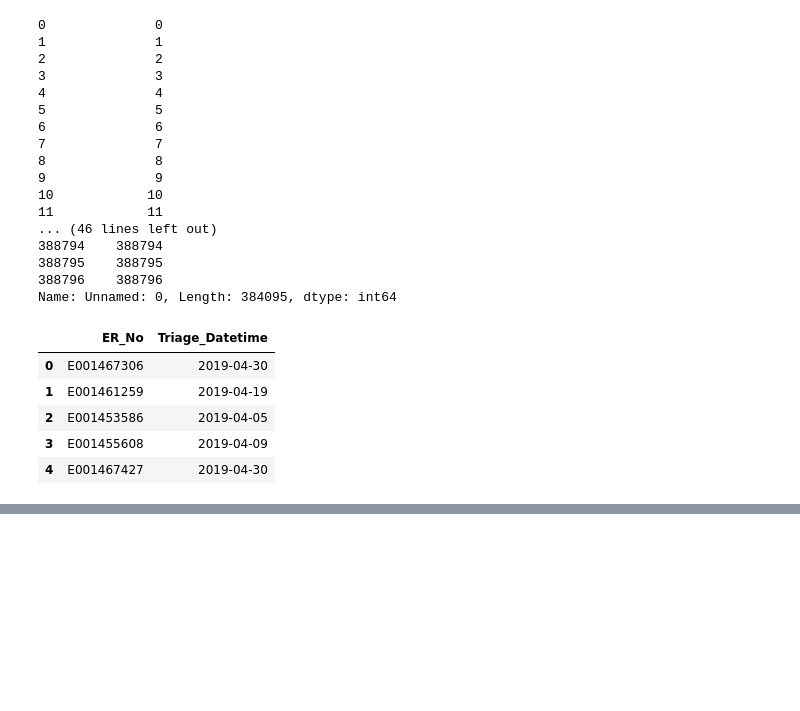
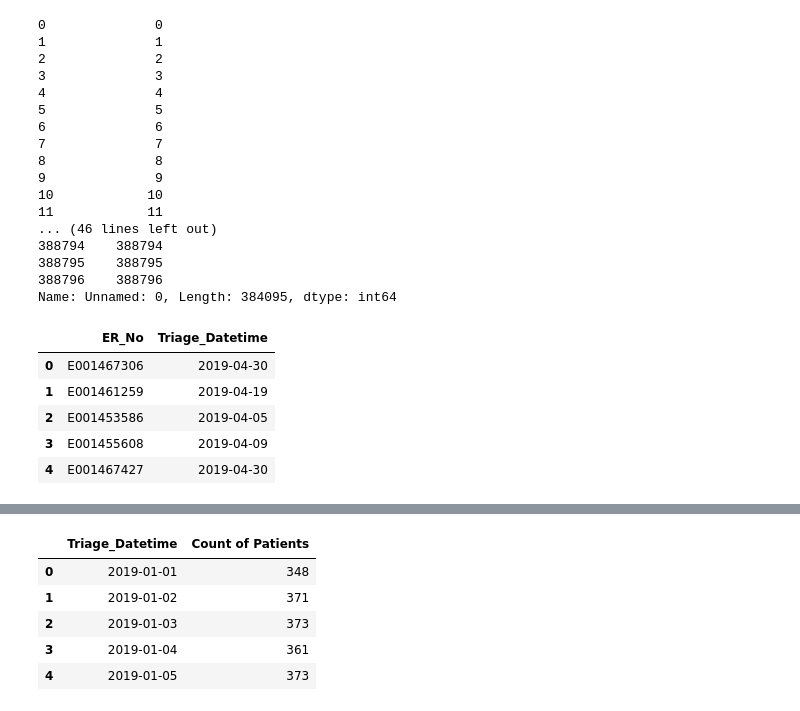
Before and after one commit to sumaiyahchinoy/er-dashboard-fyp-cronpipeline, a Jupyter notebook: TSModelling(Notebook).ipynb, the cells around one changed output, grey strips where cells are left out. Cells and saved outputs as stored; diff of their text form; code cells hidden in the pictures; blank space fills up the shorter version.

```diff
--- a/TSModelling(Notebook).ipynb
+++ b/TSModelling(Notebook).ipynb
@@ -57,0 +94,14 @@ ValueError: Either both or neither of `x` and `y` must be specified (but try pas
+# %%
+
+# x-label = date; y-label = count
+new_df['Triage_Datetime'] = pd.to_datetime(new_df['Triage_Datetime'])
+train = new_df[new_df['Triage_Datetime'] < pd.to_datetime("2021-09", format='%Y-%m')]
+test = new_df[new_df['Triage_Datetime'] >= pd.to_datetime("2021-09", format='%Y-%m')]
+train.head(5)
+# %% [output]
+|  | Triage_Datetime | Count of Patients |
+| 0 | 2019-01-01 | 348 |
+| 1 | 2019-01-02 | 371 |
+| 2 | 2019-01-03 | 373 |
+| 3 | 2019-01-04 | 361 |
+| 4 | 2019-01-05 | 373 |
```
Also changed, not shown: parts of 8 cells of this notebook.
